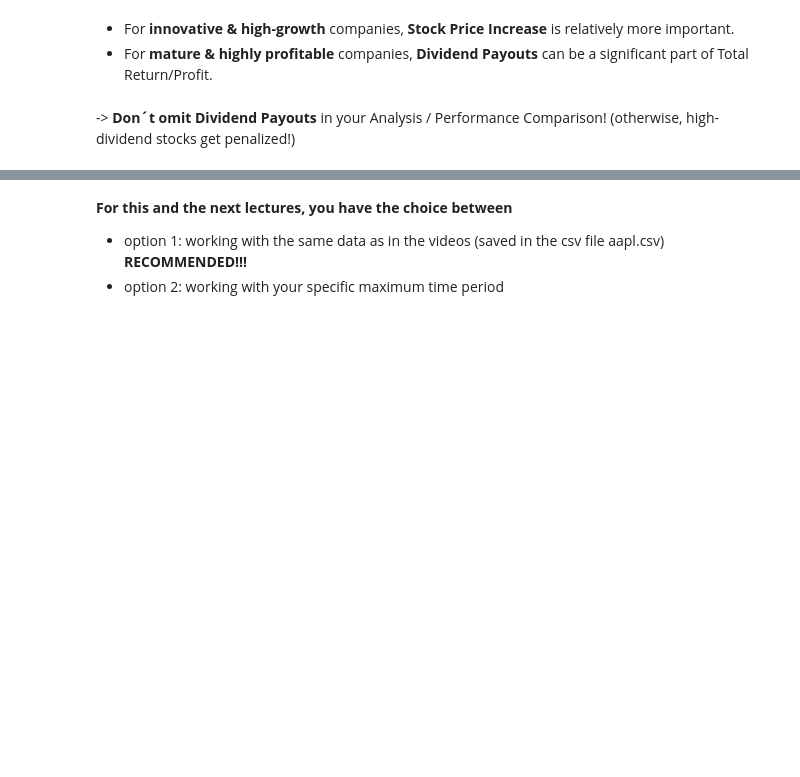
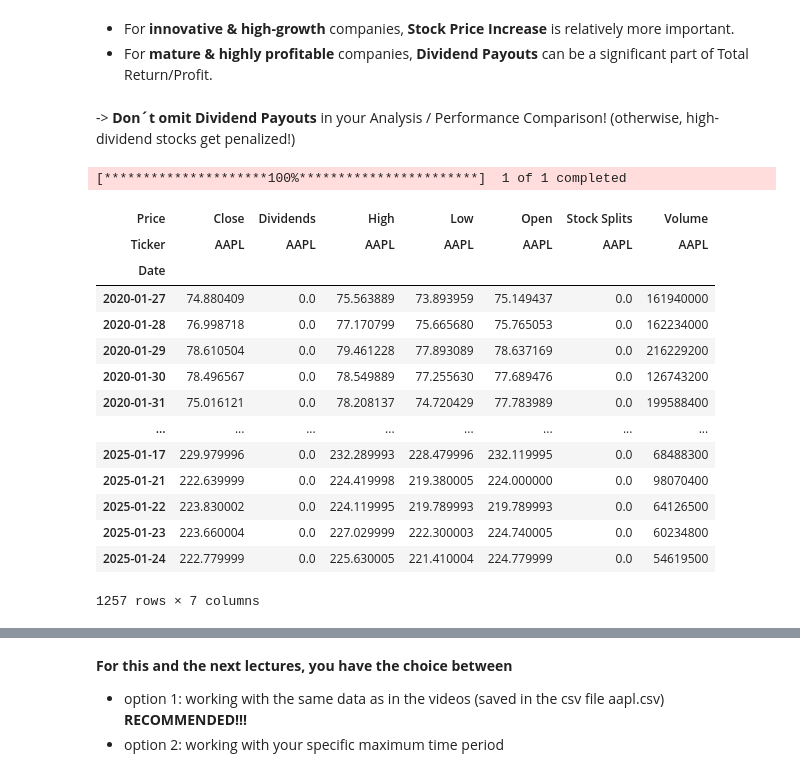
Before and after one commit to barnwalp/algorithmic_trading, a Jupyter notebook: udemy_hagmann/NB_01_Equity_Intro_Part1.ipynb, the cells around one changed output, grey strips where cells are left out. Saved outputs shown, nothing was run; the diff lists cells and outputs as text; code cells hidden in the pictures; blank space fills up the shorter version.

```diff
--- a/udemy_hagmann/NB_01_Equity_Intro_Part1.ipynb
+++ b/udemy_hagmann/NB_01_Equity_Intro_Part1.ipynb
@@ -421,3 +421,22 @@ __Total Return/Profit__ of stocks consists of:
 - For __mature & highly profitable__ companies, __Dividend Payouts__ can be a significant part of Total Return/Profit.
 # %% [markdown]
 -> __Don´t omit Dividend Payouts__ in your Analysis / Performance Comparison! (otherwise, high-dividend stocks get penalized!)
+# %%
+yf.download(tickers = symbol, actions=True, period="5y")
+# %% [output]
+[*********************100%***********************]  1 of 1 completed
+| Price | Close | Dividends | High | Low | Open | Stock Splits | Volume |
+| Ticker | AAPL | AAPL | AAPL | AAPL | AAPL | AAPL | AAPL |
+| Date |  |  |  |  |  |  |  |
+| 2020-01-27 | 74.880409 | 0.0 | 75.563889 | 73.893959 | 75.149437 | 0.0 | 161940000 |
+| 2020-01-28 | 76.998718 | 0.0 | 77.170799 | 75.665680 | 75.765053 | 0.0 | 162234000 |
+| 2020-01-29 | 78.610504 | 0.0 | 79.461228 | 77.893089 | 78.637169 | 0.0 | 216229200 |
+| 2020-01-30 | 78.496567 | 0.0 | 78.549889 | 77.255630 | 77.689476 | 0.0 | 126743200 |
+| 2020-01-31 | 75.016121 | 0.0 | 78.208137 | 74.720429 | 77.783989 | 0.0 | 199588400 |
+| ... | ... | ... | ... | ... | ... | ... | ... |
+| 2025-01-17 | 229.979996 | 0.0 | 232.289993 | 228.479996 | 232.119995 | 0.0 | 68488300 |
+| 2025-01-21 | 222.639999 | 0.0 | 224.419998 | 219.380005 | 224.000000 | 0.0 | 98070400 |
+| 2025-01-22 | 223.830002 | 0.0 | 224.119995 | 219.789993 | 219.789993 | 0.0 | 64126500 |
+| 2025-01-23 | 223.660004 | 0.0 | 227.029999 | 222.300003 | 224.740005 | 0.0 | 60234800 |
+| 2025-01-24 | 222.779999 | 0.0 | 225.630005 | 221.410004 | 224.779999 | 0.0 | 54619500 |
+1257 rows × 7 columns
```
Also changed, not shown: parts of 25 cells of this notebook.
